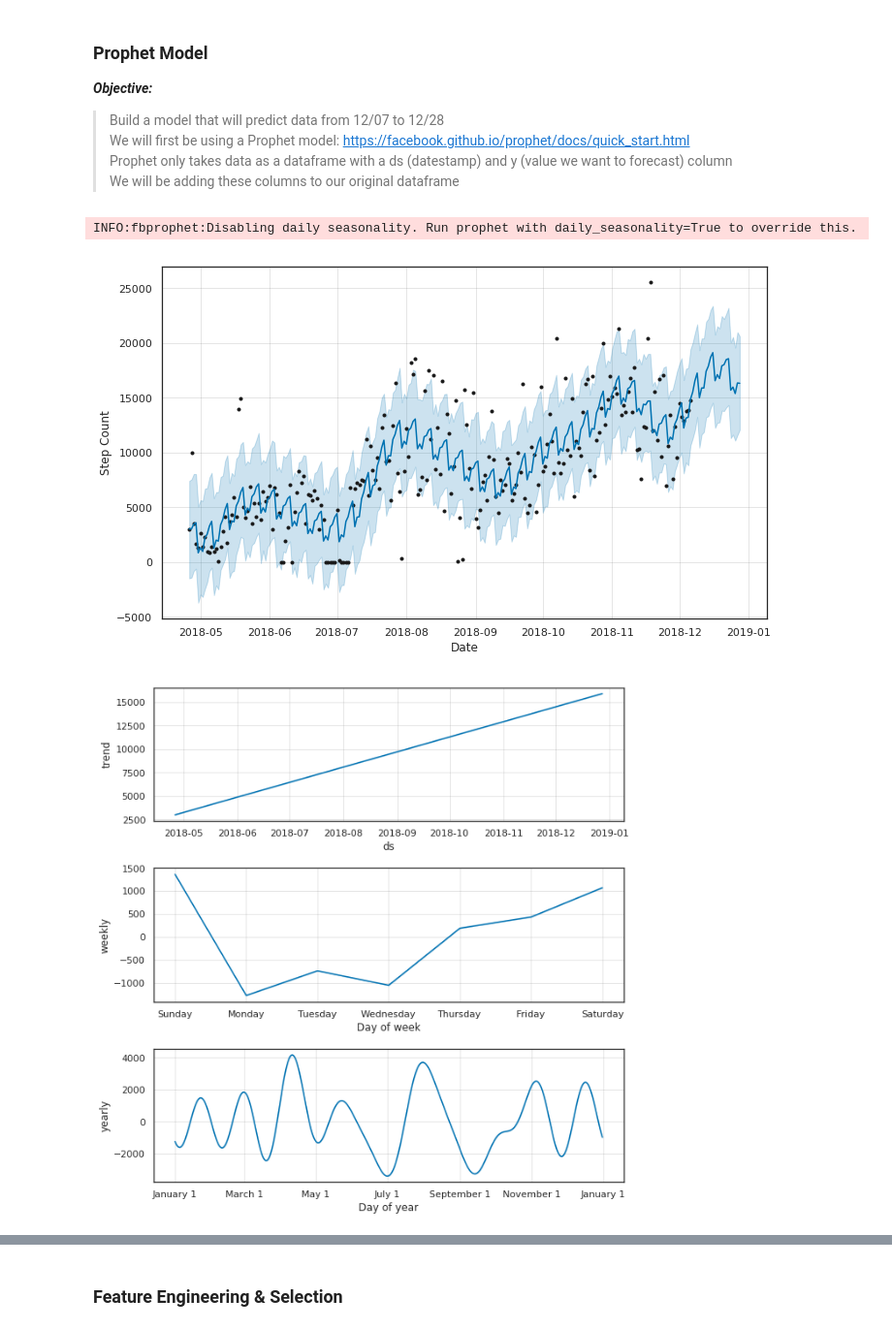
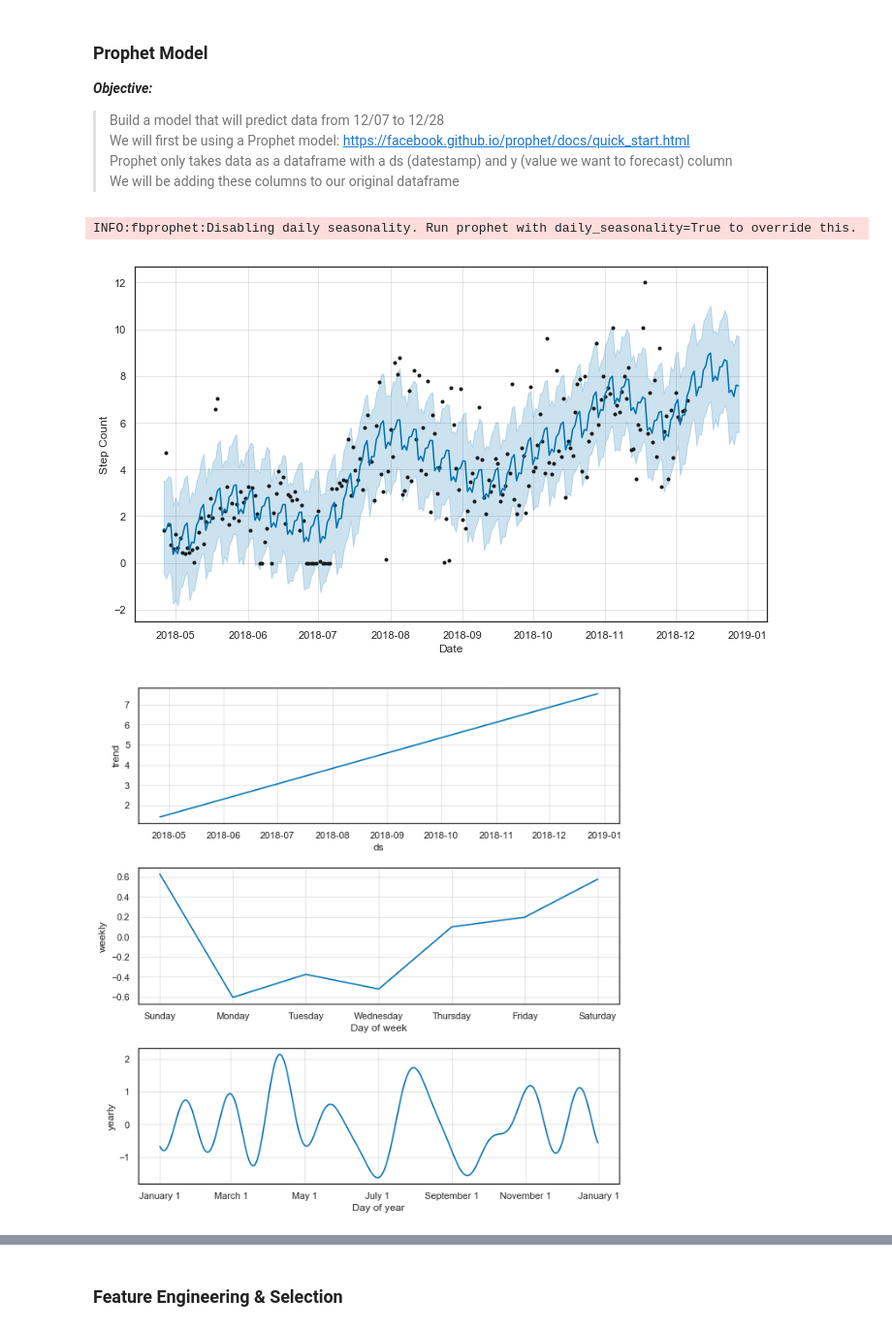
Before and after one commit to time-series-101-eric-norrick/tsa-fitbit, a Jupyter notebook: TimeSeries_Project.ipynb, the cells around one changed output, grey strips where cells are left out. Shown at 97% size. Saved outputs shown, nothing was run; the diff lists cells and outputs as text; code cells hidden in the pictures.

```diff
--- a/TimeSeries_Project.ipynb
+++ b/TimeSeries_Project.ipynb
@@ -435,24 +433,24 @@ def evaluate(actual, predictions, output=True):
 > We will be adding these columns to our original dataframe
 # %%
 df['ds'] = df.index
-df['y'] = df.steps
+df['y'] = df.distance
 
 m = Prophet(yearly_seasonality = True, seasonality_prior_scale=0.3)
 m.fit(df)
 
 forecast = m.predict(df)
 forecast[['ds', 'yhat', 'yhat_lower', 'yhat_upper']].tail()
 
 fig1 = m.plot(forecast)
 plt.ylabel('Step Count', fontsize=12)
 plt.xlabel('Date', fontsize=12)
 
 
 fig2 = m.plot_components(forecast)
 # %% [output]
 INFO:fbprophet:Disabling daily seasonality. Run prophet with daily_seasonality=True to override this.
-[figure, old version]
+[figure, new version]
-[figure, old version]
+[figure, new version]
 # %%
 ### Evaluation using Prophet’s cross validation (built in function)
 from fbprophet.diagnostics import cross_validation, performance_metrics
```
Also changed, not shown: parts of 23 cells of this notebook.
